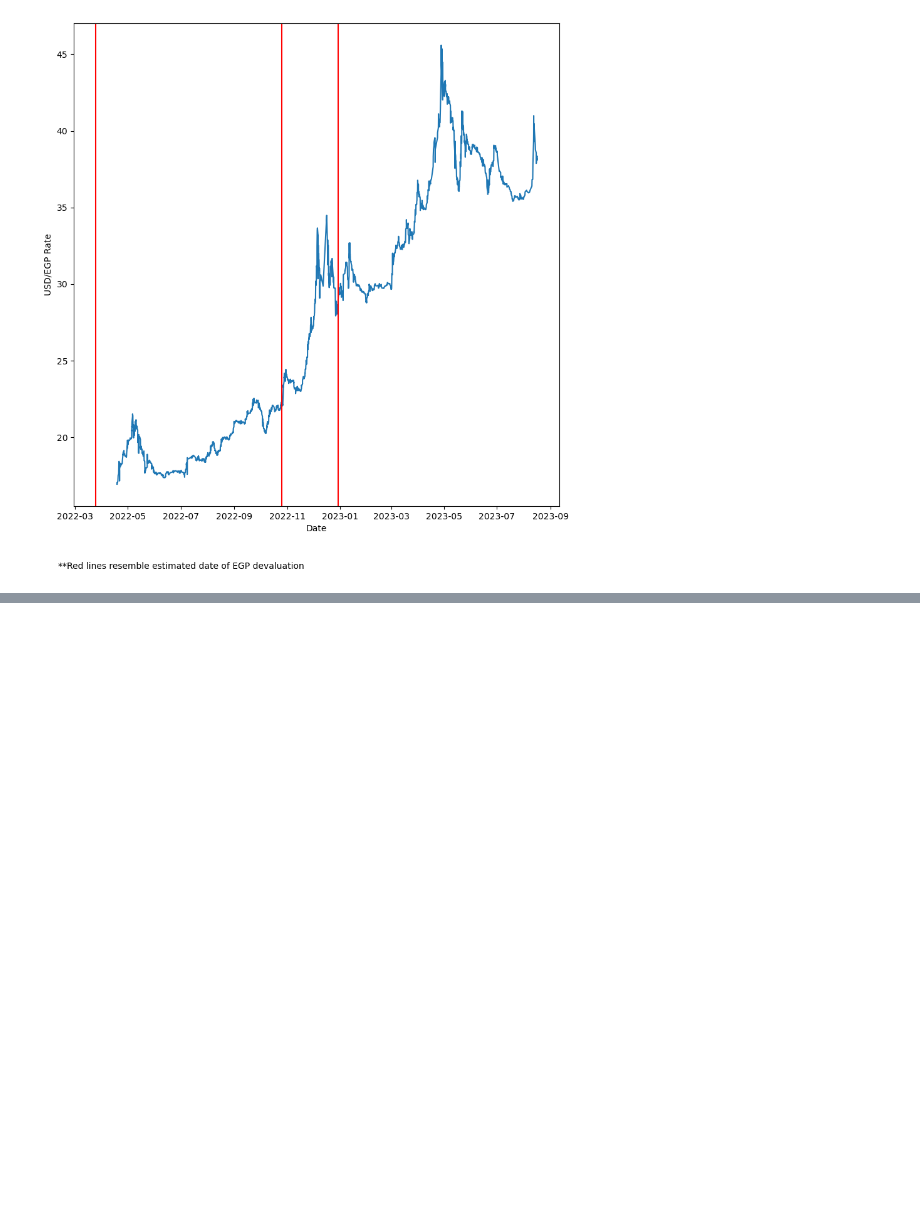
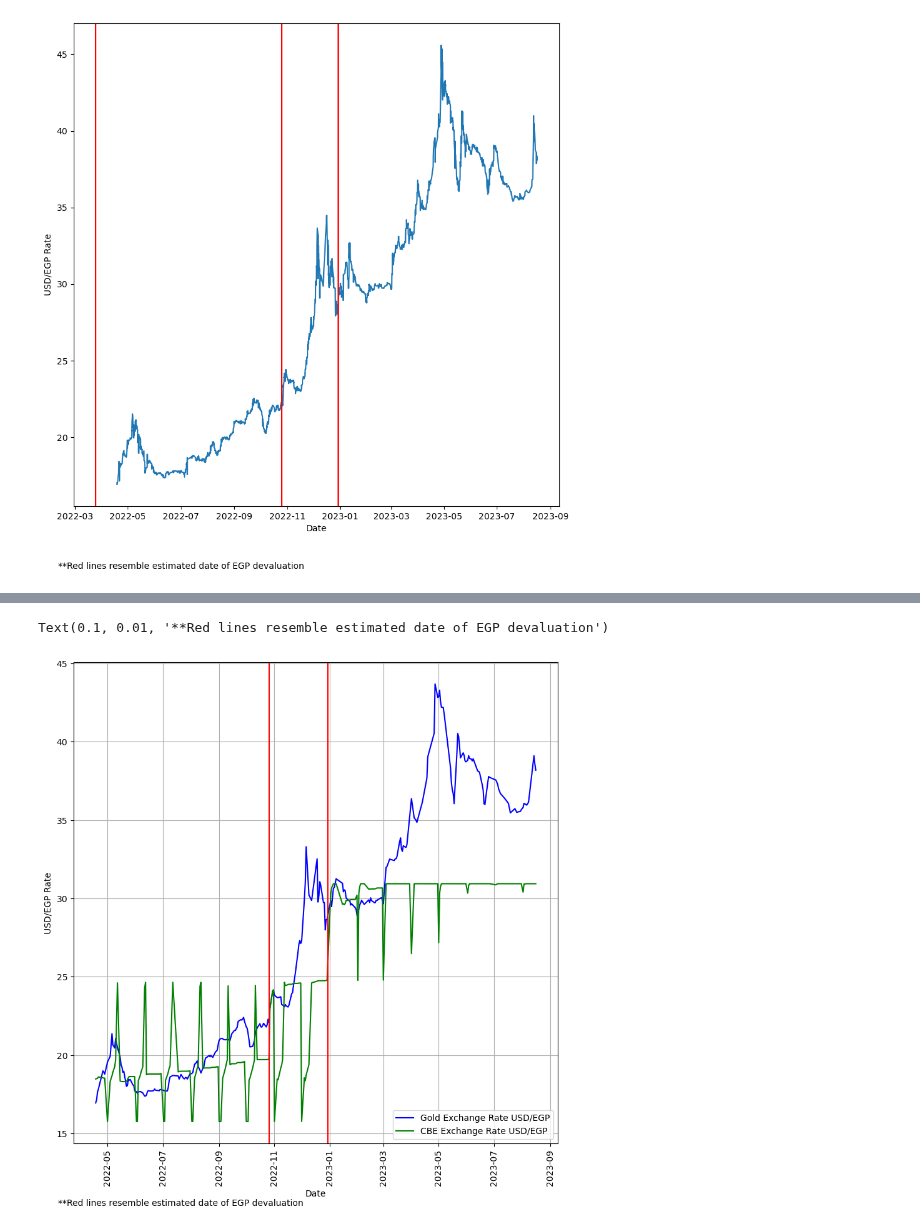
Before and after one commit to hkafrawi/Gold-USD-EGP-Analysis, a Jupyter notebook: understanding-usd-price-through-gold.ipynb, the cells around one changed output, grey strips where cells are left out. Cells and saved outputs as stored; diff of their text form; code cells hidden in the pictures; blank space fills up the shorter version.

Commit message:
Kaggle Notebook | Understanding USD price through Gold | Add CBE Data

```diff
--- a/understanding-usd-price-through-gold.ipynb
+++ b/understanding-usd-price-through-gold.ipynb
@@ -392,0 +466,4 @@ Text(0.1, 0.01, '**Red lines resemble estimated date of EGP devaluation')
+# %%
+cbe_df.columns = cbe_df.loc[0]
+cbe_df = cbe_df.drop(0,axis=0)
+cbe_df.head()
@@ -392,0 +482,5 @@ Text(0.1, 0.01, '**Red lines resemble estimated date of EGP devaluation')
+# %%
+cbe_dfv2 = cbe_df[cbe_df['Currency'] == 'US Dollar']
+cbe_dfv2 = cbe_dfv2.drop(['Currency','Buy'],axis=1)
+cbe_dfv2 = cbe_dfv2.rename(columns={'Sell':'CBE Exchange Rate USD/EGP'})
+cbe_dfv2['Date'] = pd.to_datetime(cbe_dfv2['Date'])
@@ -392,0 +499,2 @@ Text(0.1, 0.01, '**Red lines resemble estimated date of EGP devaluation')
+# %%
+fx_comp = ex_ratev2.merge(cbe_dfv2,how='left',left_on='Date',right_on='Date')
@@ -392,0 +510,3 @@ Text(0.1, 0.01, '**Red lines resemble estimated date of EGP devaluation')
+# %%
+fx_comp_v2=fx_comp.dropna()
+fx_comp_v2['CBE Exchange Rate USD/EGP'] = fx_comp_v2['CBE Exchange Rate USD/EGP'].astype(float)
@@ -392,0 +532,16 @@ Text(0.1, 0.01, '**Red lines resemble estimated date of EGP devaluation')
+# %%
+plt.figure(figsize=(10,10))
+plt.plot_date(x=fx_comp_v2[['Date']],y=fx_comp_v2[['Gold Exchange Rate USD/EGP']],fmt='b-', label='Gold Exchange Rate USD/EGP')
+plt.plot_date(x=fx_comp_v2[['Date']],y=fx_comp_v2[['CBE Exchange Rate USD/EGP']],fmt='g-',label='CBE Exchange Rate USD/EGP')
+#plt.axvline(x=pd.to_datetime('2022-3-25'),color='red')
+plt.axvline(x=pd.to_datetime('2022-10-26'),color='red')
+plt.axvline(x=pd.to_datetime('2022-12-30'),color='red')
+plt.xlabel('Date')
+plt.ylabel('USD/EGP Rate')
+plt.legend(loc='lower right')
+plt.grid()
+plt.xticks(rotation='vertical')
+plt.figtext(0.1,0.01,'**Red lines resemble estimated date of EGP devaluation')
+# %% [output]
+Text(0.1, 0.01, '**Red lines resemble estimated date of EGP devaluation')
+[figure, added]
```
Also changed, not shown: parts of 18 cells of this notebook.
